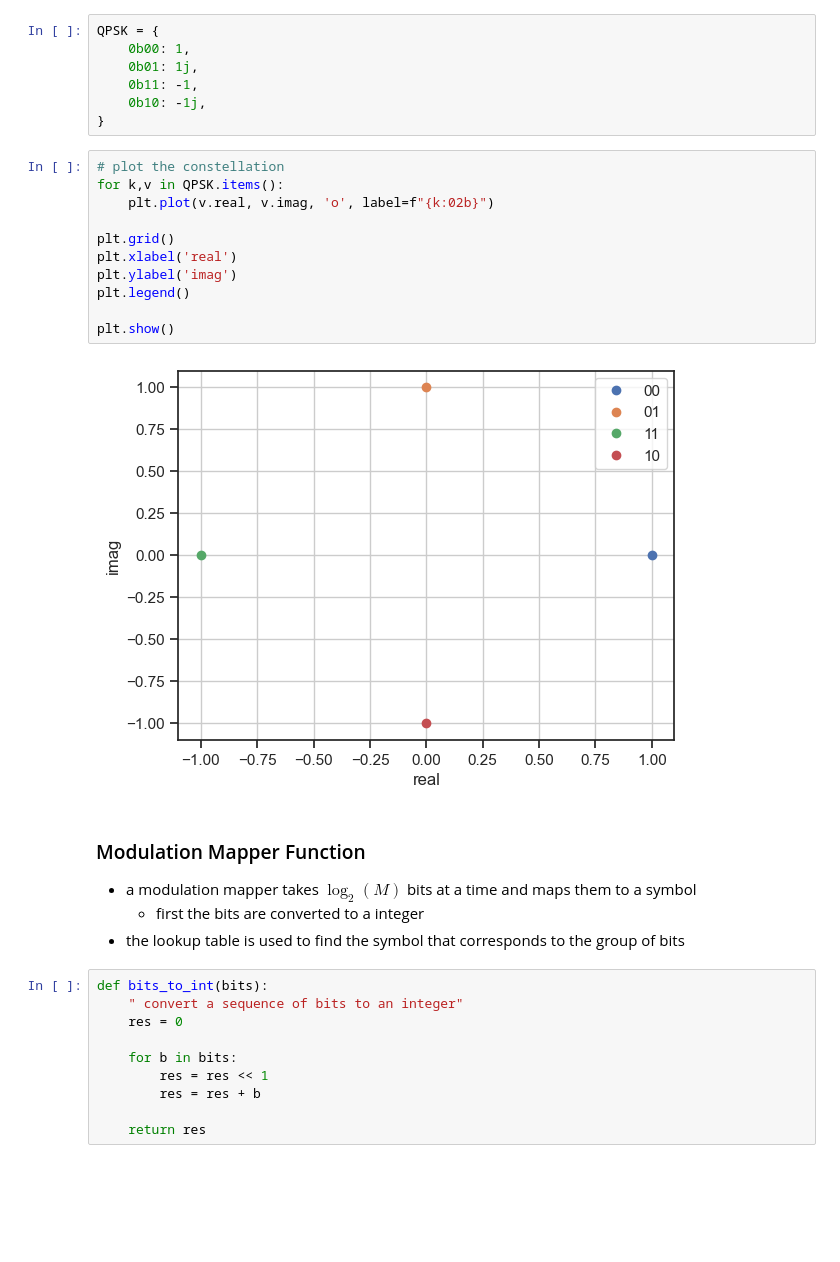
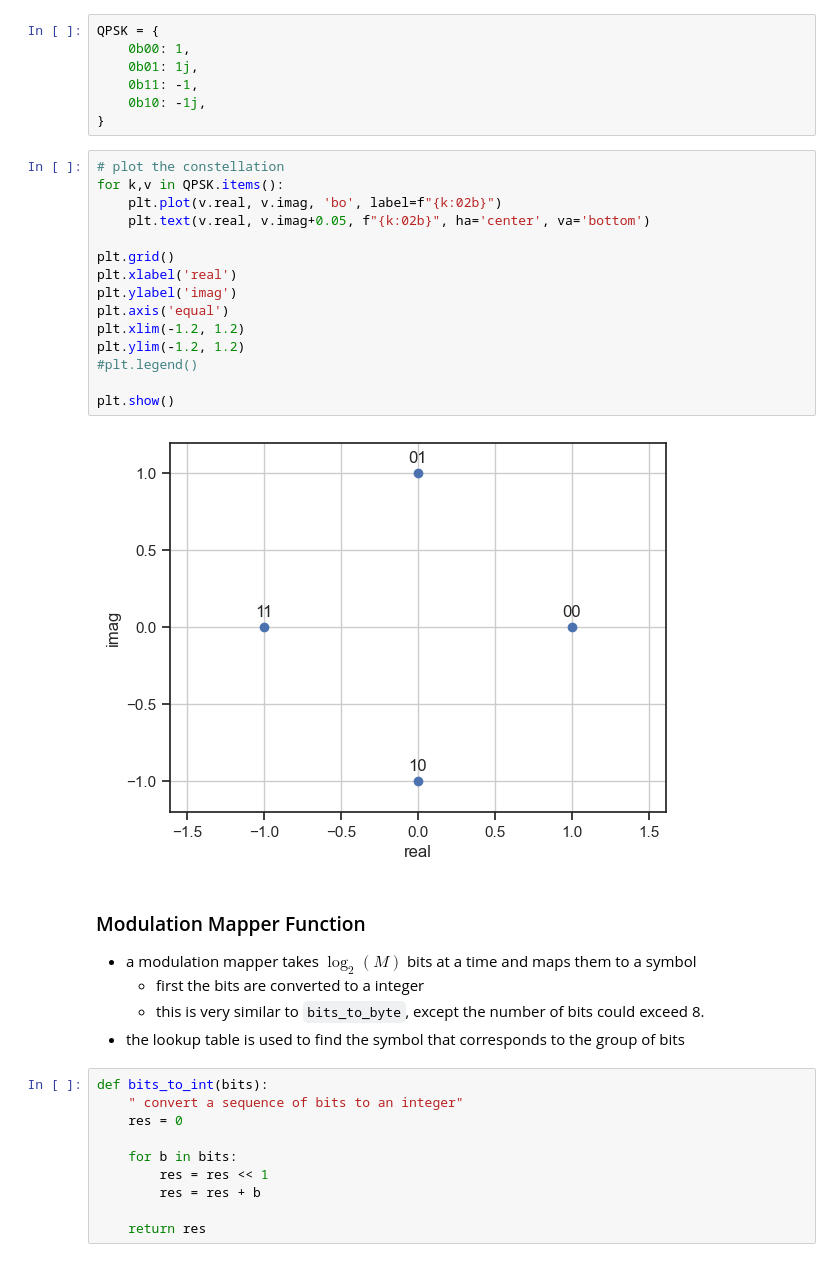
Before and after one commit to bepepa/UG-comms, a Jupyter notebook: notebooks/010_mod_mapper.ipynb, the cells around one changed output. Drawn from its saved outputs; the diff is of its cells as text; blank space fills up the shorter version.

```diff
--- a/notebooks/010_mod_mapper.ipynb
+++ b/notebooks/010_mod_mapper.ipynb
@@ -114,21 +197,26 @@ QPSK = {
 # %%
 # plot the constellation
 for k,v in QPSK.items():
-    plt.plot(v.real, v.imag, 'o', label=f"{k:02b}")
+    plt.plot(v.real, v.imag, 'bo', label=f"{k:02b}")
+    plt.text(v.real, v.imag+0.05, f"{k:02b}", ha='center', va='bottom')
 
 plt.grid()
 plt.xlabel('real')
 plt.ylabel('imag')
-plt.legend()
+plt.axis('equal')
+plt.xlim(-1.2, 1.2)
+plt.ylim(-1.2, 1.2)
+#plt.legend()
 
 plt.show()
 # %% [output]
-[figure, old version]
+[figure, new version]
 # %% [markdown]
 ### Modulation Mapper Function
 
 * a modulation mapper takes $\log_2(M)$ bits at a time and maps them to a symbol
   + first the bits are converted to a integer
+  + this is very similar to `bits_to_byte`, except the number of bits could exceed 8.
 * the lookup table is used to find the symbol that corresponds to the group of bits
 # %%
 def bits_to_int(bits):
```
Also changed, not shown: parts of 30 cells of this notebook.
